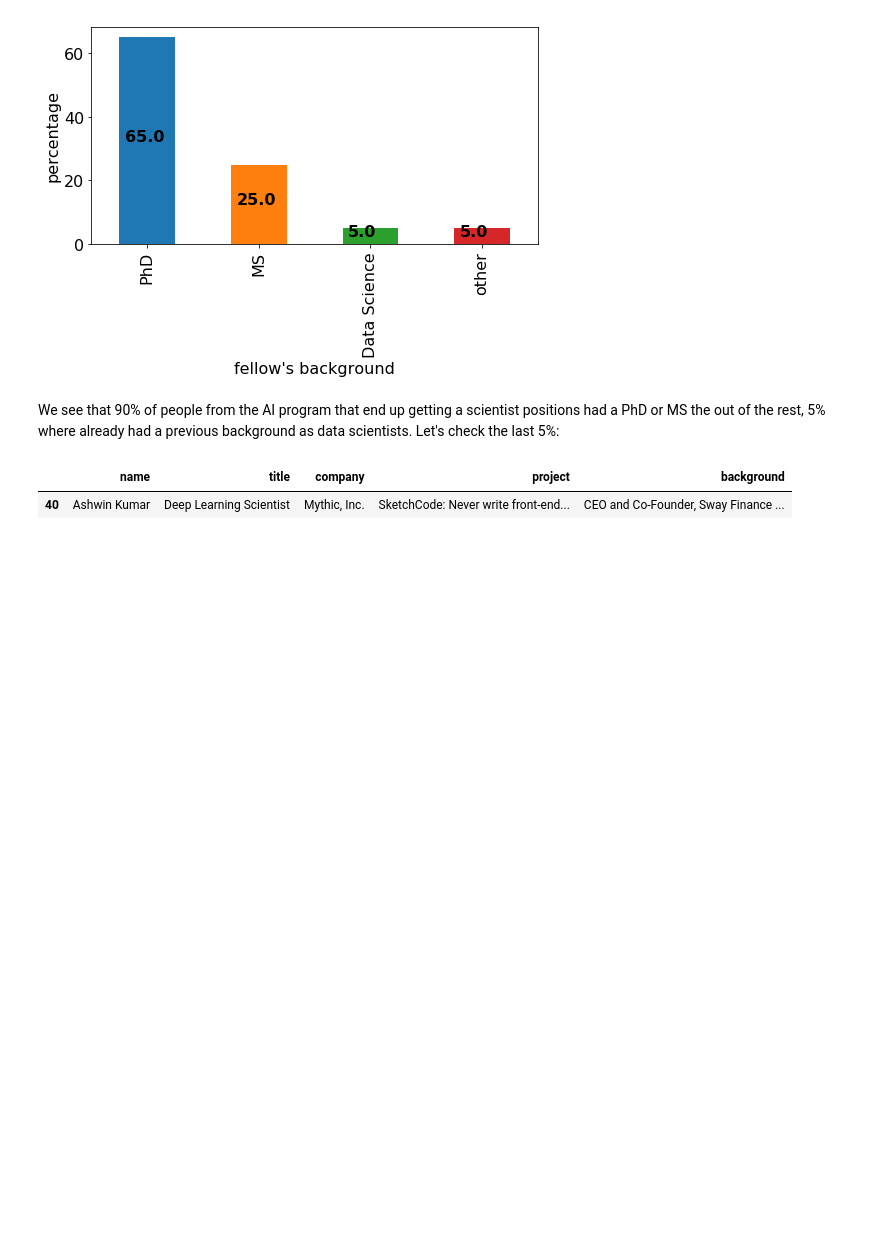
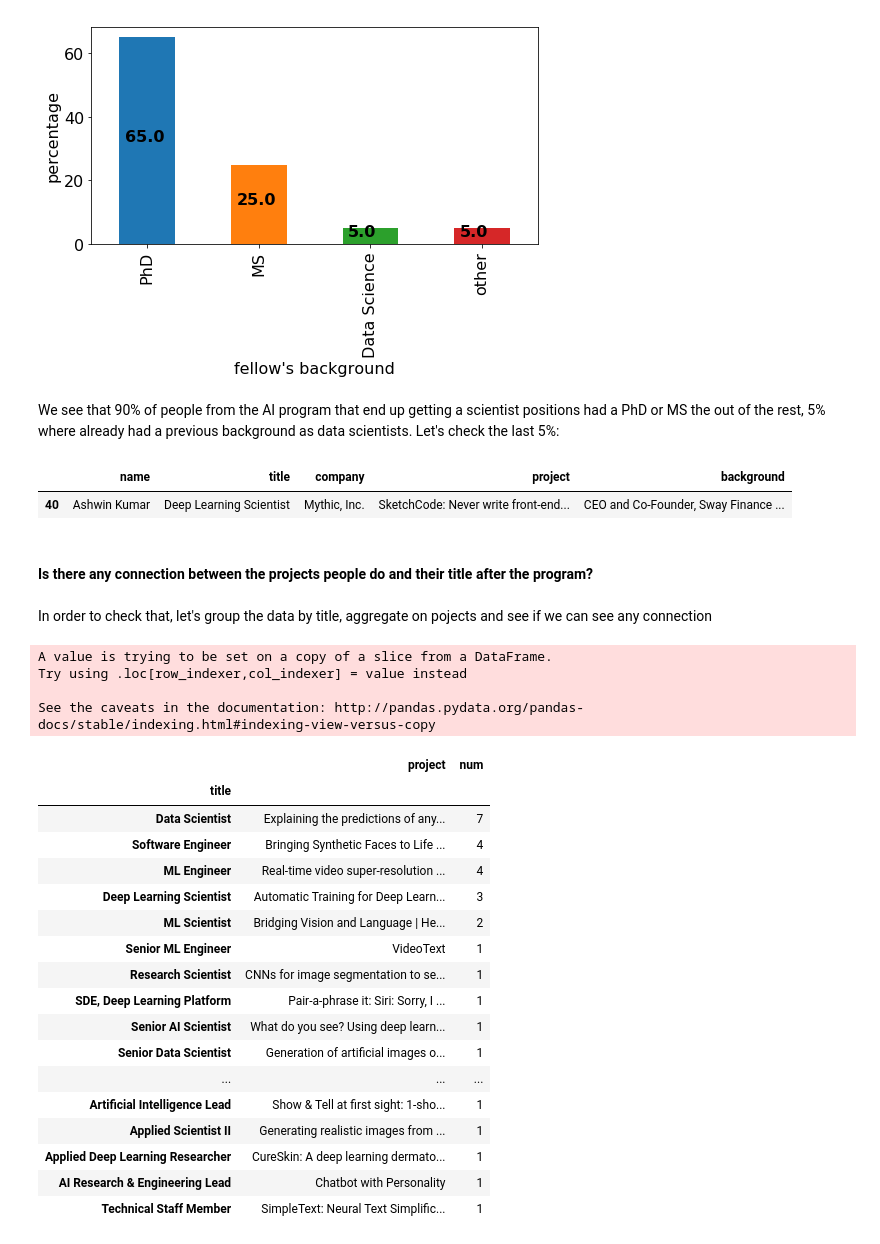
Before and after one commit to ohadmich/Web_scrapers, a Jupyter notebook: Insight_AI_fellows_data.ipynb, the cells around one changed output. Drawn from its saved outputs; the diff is of its cells as text; code cells hidden in the pictures; blank space fills up the shorter version.

Commit message:
added projects analysis

```diff
--- a/Insight_AI_fellows_data.ipynb
+++ b/Insight_AI_fellows_data.ipynb
@@ -254,3 +256,43 @@ scientist_title[~scientist_title.background.str.contains('PhD')
 # %% [output]
 |  | name | title | company | project | background |
 | 40 | Ashwin Kumar | Deep Learning Scientist | Mythic, Inc. | SketchCode: Never write front-end... | CEO and Co-Founder, Sway Finance ... |
+# %% [markdown]
+#### Is there any connection between the projects people do and their title after the program?
+# %% [markdown]
+In order to check that, let's group the data by title, aggregate on pojects and see if we can see any connection
+# %%
+# define a function to aggregate strings
+from functools import reduce
+def add_strings(s):
+    return reduce(lambda x,y: x+ ' | ' +y, s)
+
+# create a data frame with titles and projects
+project_title = fellow_data[['title', 'project']]
+project_title['num'] = 1 # add a column for counting values
+project_title = project_title.groupby('title')\
+.agg({'project': add_strings, 'num':'sum'}).sort_values('num', ascending = False)
+
+project_title.style.set_properties(**{'text-align': 'center'})
+# %% [output]
+A value is trying to be set on a copy of a slice from a DataFrame.
+Try using .loc[row_indexer,col_indexer] = value instead
+
+See the caveats in the documentation: http://pandas.pydata.org/pandas-docs/stable/indexing.html#indexing-view-versus-copy
+|  | project | num |
+| title |  |  |
+| Data Scientist | Explaining the predictions of any... | 7 |
+| Software Engineer | Bringing Synthetic Faces to Life ... | 4 |
+| ML Engineer | Real-time video super-resolution ... | 4 |
+| Deep Learning Scientist | Automatic Training for Deep Learn... | 3 |
+| ML Scientist | Bridging Vision and Language | He... | 2 |
+| Senior ML Engineer | VideoText | 1 |
+| Research Scientist | CNNs for image segmentation to se... | 1 |
+| SDE, Deep Learning Platform | Pair-a-phrase it: Siri: Sorry, I ... | 1 |
+| Senior AI Scientist | What do you see? Using deep learn... | 1 |
+| Senior Data Scientist | Generation of artificial images o... | 1 |
+| ... | ... | ... |
+| Artificial Intelligence Lead | Show & Tell at first sight: 1-sho... | 1 |
+| Applied Scientist II | Generating realistic images from ... | 1 |
+| Applied Deep Learning Researcher | CureSkin: A deep learning dermato... | 1 |
+| AI Research & Engineering Lead | Chatbot with Personality | 1 |
+| Technical Staff Member | SimpleText: Neural Text Simplific... | 1 |
```
Also changed, not shown: parts of 7 cells of this notebook.
